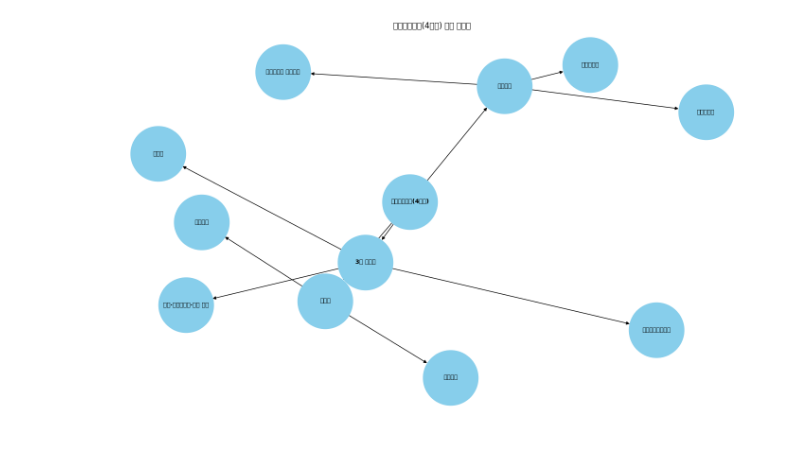
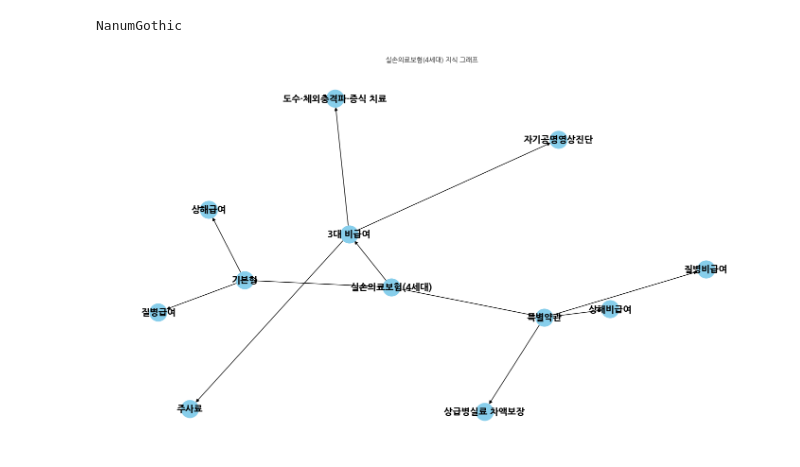
Before and after one commit to arkwith7/aSSIST_DM1, a Jupyter notebook: 7_12/GraphGPT_01.ipynb, the cells around one changed output. Cells and saved outputs as stored; diff of their text form; code cells hidden in the pictures.

```diff
--- a/7_12/GraphGPT_01.ipynb
+++ b/7_12/GraphGPT_01.ipynb
@@ -55,3 +72,13 @@ import matplotlib.font_manager
+# %%
+from matplotlib import font_manager, rc
+
+font_fname = '/usr/share/fonts/truetype/nanum/NanumGothic.ttf'
+font_name = font_manager.FontProperties(fname=font_fname).get_name()
+
+rc('font', family=font_name)
+print(font_name)
+# %% [output]
+NanumGothic
 # %%
 import networkx as nx
 
@@ -95,12 +122,22 @@ edges = [
 
 # Adding edges to the graph
 G.add_edges_from(edges)
-# %%
-# Plotting the graph
-plt.figure(figsize=(14, 8))
-pos = nx.spring_layout(G)  # positions for all nodes
-nx.draw(G, pos, with_labels=True, node_size=7000, node_color="skyblue", font_size=9, font_weight='bold', font_family='sans-serif')
-plt.title("실손의료보험(4세대) 지식 그래프")
-plt.show()
-# %% [output]
-[figure, removed]
+# %%
+import matplotlib.pyplot as plt
+import networkx as nx
+import matplotlib.font_manager as fm
+
+# 폰트 파일 경로 지정 (예: '/usr/share/fonts/truetype/nanum/NanumGothicCoding.ttf')
+font_path = '/usr/share/fonts/truetype/nanum/NanumGothic.ttf'  # 실제 경로로 수정 필요
+font_prop = fm.FontProperties(fname=font_path)
+
+# G = nx.DiGraph()  # 예시 그래프 생성
+# 노드와 엣지 추가하는 부분
+
+plt.figure(figsize=(14, 8))
+pos = nx.spring_layout(G, k=0.3, iterations=20)  # k 값을 조정하여 노드 간 거리 조절
+nx.draw(G, pos, with_labels=True, font_size=14, node_color='skyblue', node_size=700, font_family=font_prop.get_name(), font_weight='bold')
+plt.title("실손의료보험(4세대) 지식 그래프", fontproperties=font_prop)
+plt.show()
+# %% [output]
+[figure, added]
```
Also changed, not shown: parts of 5 cells of this notebook, 1 other file.
